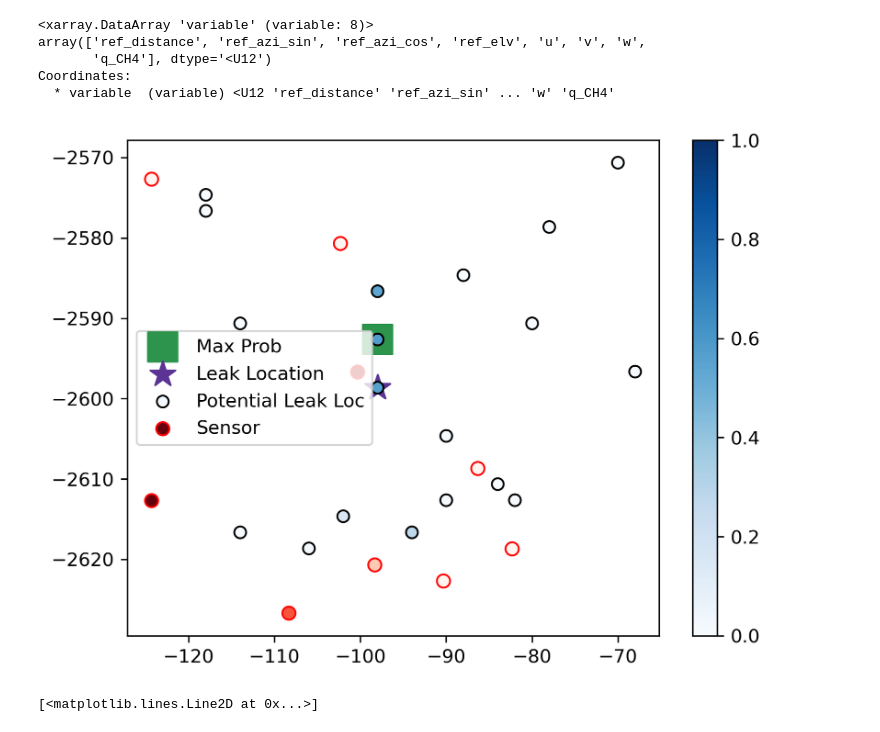
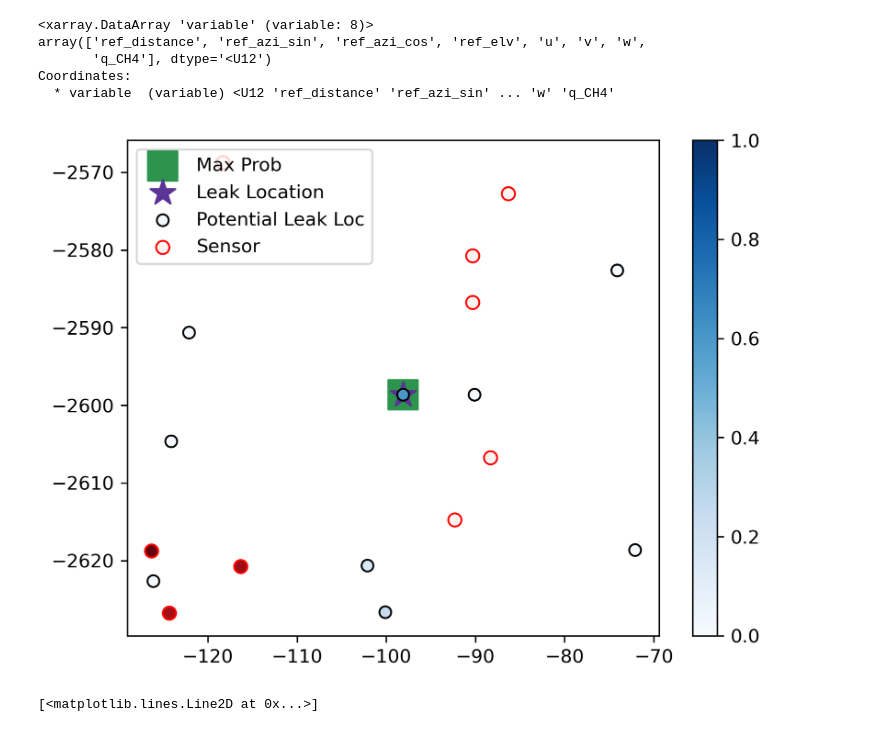
Before and after one commit to NCAR/seals-ml, a Jupyter notebook: notebooks/seals_validation_case_plots.ipynb, the cells around one changed output. Cells and saved outputs as stored; diff of their text form; code cells hidden in the pictures.

```diff
--- a/notebooks/seals_validation_case_plots.ipynb
+++ b/notebooks/seals_validation_case_plots.ipynb
@@ -70,32 +404,32 @@ Coordinates:
   * variable  (variable) <U12 'ref_distance' 'ref_azi_sin' ... 'w' 'q_CH4'
 # %%
 plt.figure(dpi=300)
-idx = 0
+idx = 356
 mask = val_decoder[idx, :, 0, 0, 1].values > -1
 r = val_decoder[idx, :, 0, 0, 0].values[mask]
 az_sin = val_decoder[idx, :, 0, 1, 0].values[mask]
 az_cos = val_decoder[idx, :, 0, 2, 0].values[mask]
 x = r * az_cos
 y = r * az_sin
 t = targets[idx].argmax()
 p_max = pred_ds["probabilities"].values[idx][mask].argmax()
 plt.scatter(x[p_max], y[p_max], 250, 1, marker='s', vmin=0, vmax=1.4, cmap="Greens", label="Max Prob")
 plt.scatter(x[t], y[t], 200, 1, marker='*', vmin=0, vmax=1.2, cmap="Purples", label="Leak Location")
 
 plt.scatter(x, y, 40, pred_ds["probabilities"].values[idx][mask], cmap="Blues", vmin=0, vmax=1, edgecolor='k', label="Potential Leak Loc")
 plt.colorbar()
 s_mask = val_encoder[idx, :, 0, 0, 1].values > -1
 s_r = val_encoder[idx, :, 0, 0, 0].values[s_mask]
 s_az_sin = val_encoder[idx, :, 0, 1, 0].values[s_mask]
 s_az_cos = val_encoder[idx, :, 0, 2, 0].values[s_mask]
 s_x = s_r * s_az_cos
 s_y = s_r * s_az_sin
 max_ch4 = val_encoder[idx, :, :, -1, 0].max(axis=-1)
 plt.scatter(s_x, s_y, 50, np.log10(max_ch4[s_mask]), edgecolor='red', cmap="Reds", label="Sensor")
 plt.legend(fontsize=10)
 plt.savefig("transformer_test_example.png", dpi=300, bbox_inches="tight")
 # %% [output]
-[figure, old version]
+[figure, new version]
 # %%
 val_encoder[idx, 0, :, -1, 0].plot()
 # %% [output]
```
Also changed, not shown: parts of 29 cells of this notebook, 1 other file.
